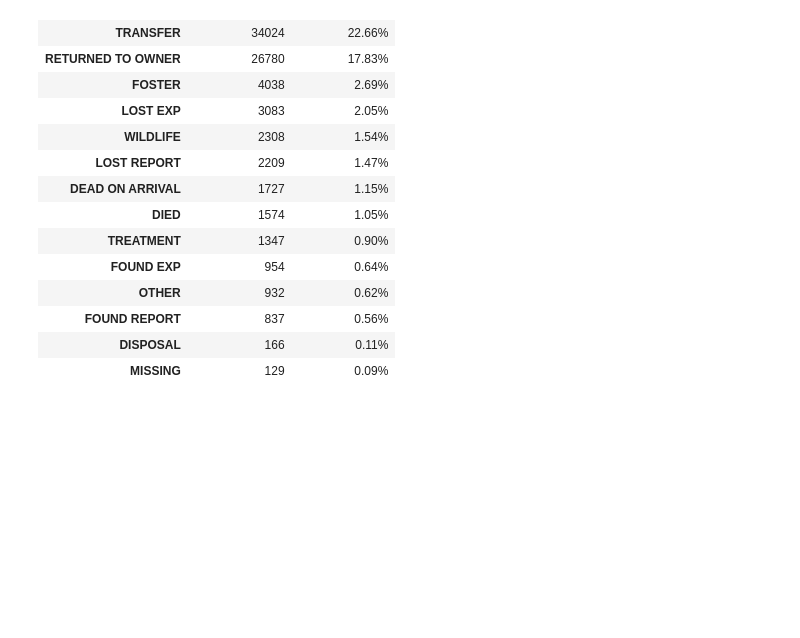
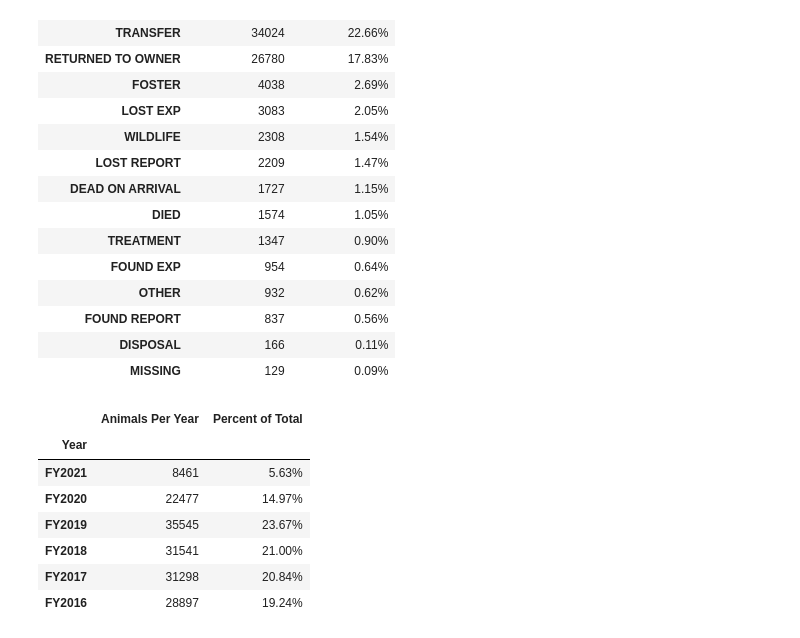
Before and after one commit to jconcha56429/Project1, a Jupyter notebook: Project1.ipynb, the cells around one changed output. Cells and saved outputs as stored; diff of their text form; code cells hidden in the pictures; blank space fills up the shorter version.

```diff
--- a/Project1.ipynb
+++ b/Project1.ipynb
@@ -270,3 +270,22 @@ shelter_outcomes[["Total Outcomes", "Percent of Total"]].sort_values(["Total Out
 | FOUND REPORT | 837 | 0.56% |
 | DISPOSAL | 166 | 0.11% |
 | MISSING | 129 | 0.09% |
+# %%
+groupby_year = dallas_shelter_data.groupby(["Year"])
+
+yearCount = groupby_year["Animal Id"].nunique()
+yearPercent = yearCount / totalAnimals * 100
+
+shelter_years = pd.DataFrame({"Animals Per Year": yearCount,
+                                "Percent of Total": yearPercent})
+shelter_years["Percent of Total"] = shelter_years["Percent of Total"].map("{:.2f}%".format)
+shelter_years[["Animals Per Year", "Percent of Total"]].sort_values(["Year"], ascending=False)
+# %% [output]
+|  | Animals Per Year | Percent of Total |
+| Year |  |  |
+| FY2021 | 8461 | 5.63% |
+| FY2020 | 22477 | 14.97% |
+| FY2019 | 35545 | 23.67% |
+| FY2018 | 31541 | 21.00% |
+| FY2017 | 31298 | 20.84% |
+| FY2016 | 28897 | 19.24% |
```
Also changed, not shown: parts of 1 cell of this notebook.
